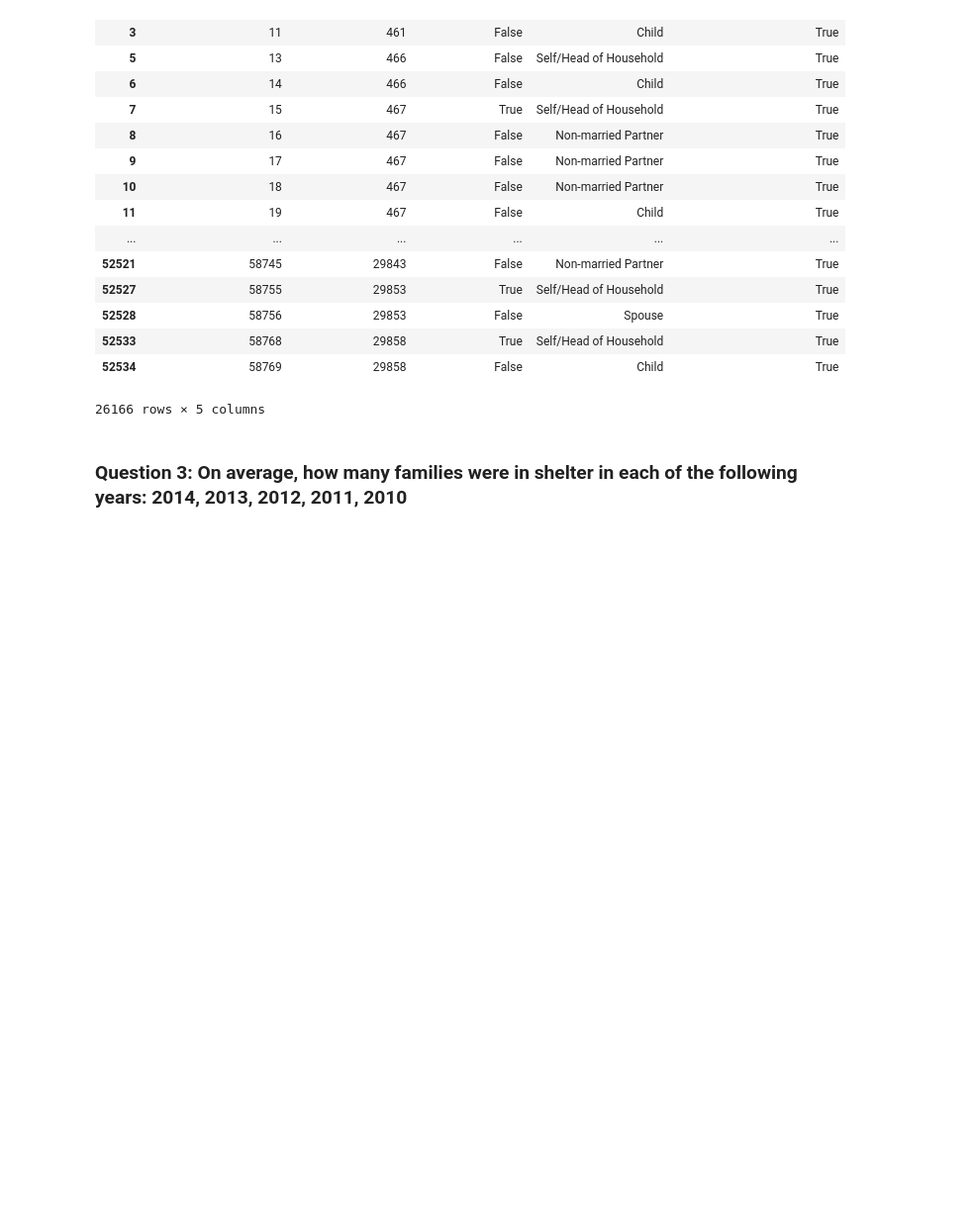
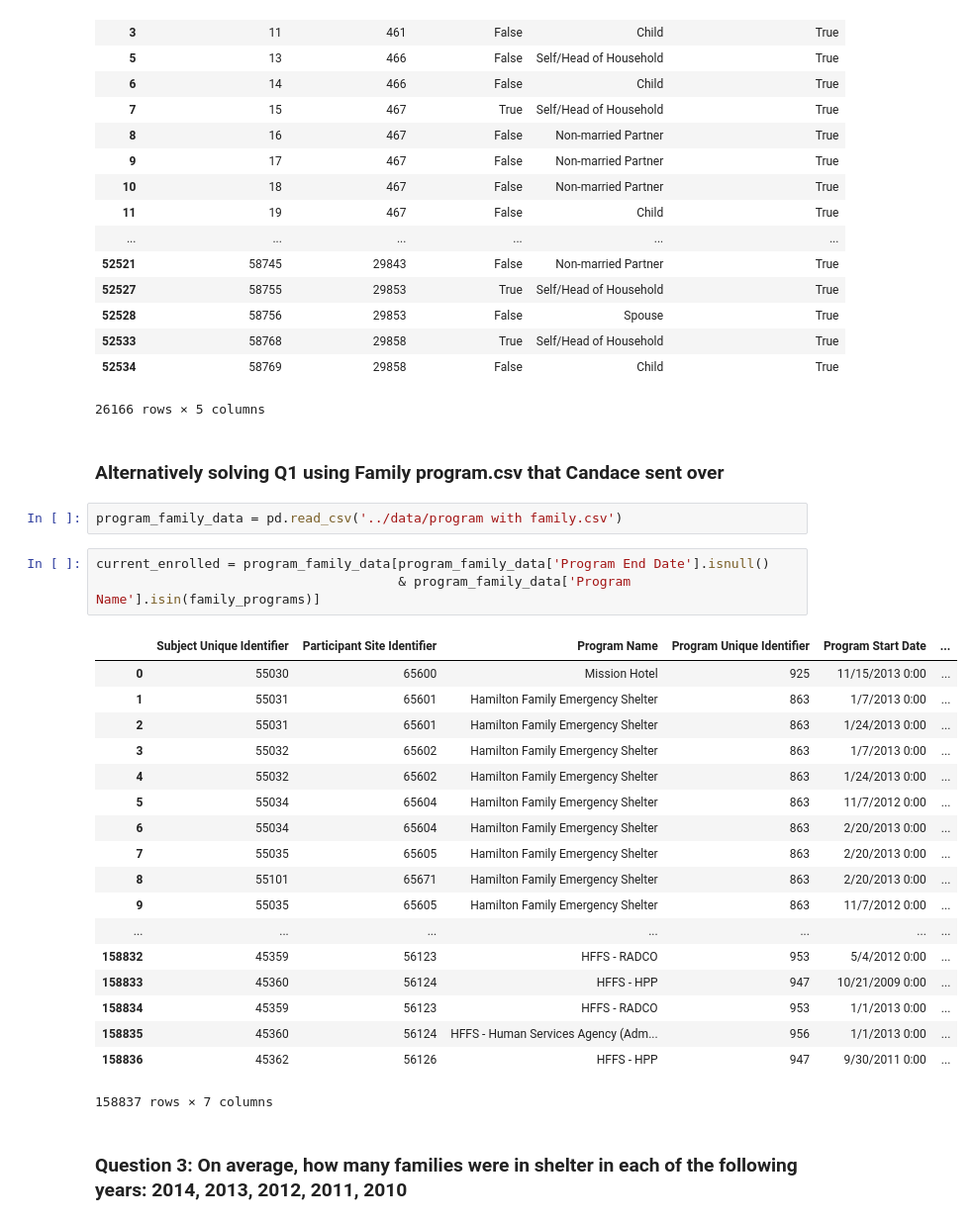
Before and after one commit to carlshan/sf-homelessness, a Jupyter notebook: exploration/01 - Answering 6 Questions [Carl].ipynb, the cells around one changed output. Shown: that part at 99% size. Saved outputs shown, nothing was run; the diff lists cells and outputs as text; blank space fills up the shorter version.

```diff
--- a/exploration/01 - Answering 6 Questions [Carl].ipynb
+++ b/exploration/01 - Answering 6 Questions [Carl].ipynb
@@ -89,6 +89,32 @@ family_data[family_data['Multiple Individuals in Family?']]
 | 52533 | 58768 | 29858 | True | Self/Head of Household | True |
 | 52534 | 58769 | 29858 | False | Child | True |
 26166 rows × 5 columns
+# %% [markdown]
+### Alternatively solving Q1 using Family program.csv that Candace sent over
+# %%
+program_family_data = pd.read_csv('../data/program with family.csv')
+# %%
+current_enrolled = program_family_data[program_family_data['Program End Date'].isnull()
+                                       & program_family_data['Program Name'].isin(family_programs)]
+# %% [output]
+|  | Subject Unique Identifier | Participant Site Identifier | Program Name | Program Unique Identifier | Program Start Date | ... |
+| 0 | 55030 | 65600 | Mission Hotel | 925 | 11/15/2013 0:00 | ... |
+| 1 | 55031 | 65601 | Hamilton Family Emergency Shelter | 863 | 1/7/2013 0:00 | ... |
+| 2 | 55031 | 65601 | Hamilton Family Emergency Shelter | 863 | 1/24/2013 0:00 | ... |
+| 3 | 55032 | 65602 | Hamilton Family Emergency Shelter | 863 | 1/7/2013 0:00 | ... |
+| 4 | 55032 | 65602 | Hamilton Family Emergency Shelter | 863 | 1/24/2013 0:00 | ... |
+| 5 | 55034 | 65604 | Hamilton Family Emergency Shelter | 863 | 11/7/2012 0:00 | ... |
+| 6 | 55034 | 65604 | Hamilton Family Emergency Shelter | 863 | 2/20/2013 0:00 | ... |
+| 7 | 55035 | 65605 | Hamilton Family Emergency Shelter | 863 | 2/20/2013 0:00 | ... |
+| 8 | 55101 | 65671 | Hamilton Family Emergency Shelter | 863 | 2/20/2013 0:00 | ... |
+| 9 | 55035 | 65605 | Hamilton Family Emergency Shelter | 863 | 11/7/2012 0:00 | ... |
+| ... | ... | ... | ... | ... | ... | ... |
+| 158832 | 45359 | 56123 | HFFS - RADCO | 953 | 5/4/2012 0:00 | ... |
+| 158833 | 45360 | 56124 | HFFS - HPP | 947 | 10/21/2009 0:00 | ... |
+| 158834 | 45359 | 56123 | HFFS - RADCO | 953 | 1/1/2013 0:00 | ... |
+| 158835 | 45360 | 56124 | HFFS - Human Services Agency (Adm... | 956 | 1/1/2013 0:00 | ... |
+| 158836 | 45362 | 56126 | HFFS - HPP | 947 | 9/30/2011 0:00 | ... |
+158837 rows × 7 columns
 # %% [markdown]
 ### Question 3: On average, how many families were in shelter in each of the following years: 2014, 2013, 2012, 2011, 2010
 # %%
```
Also changed, not shown: parts of 1 cell of this notebook.
